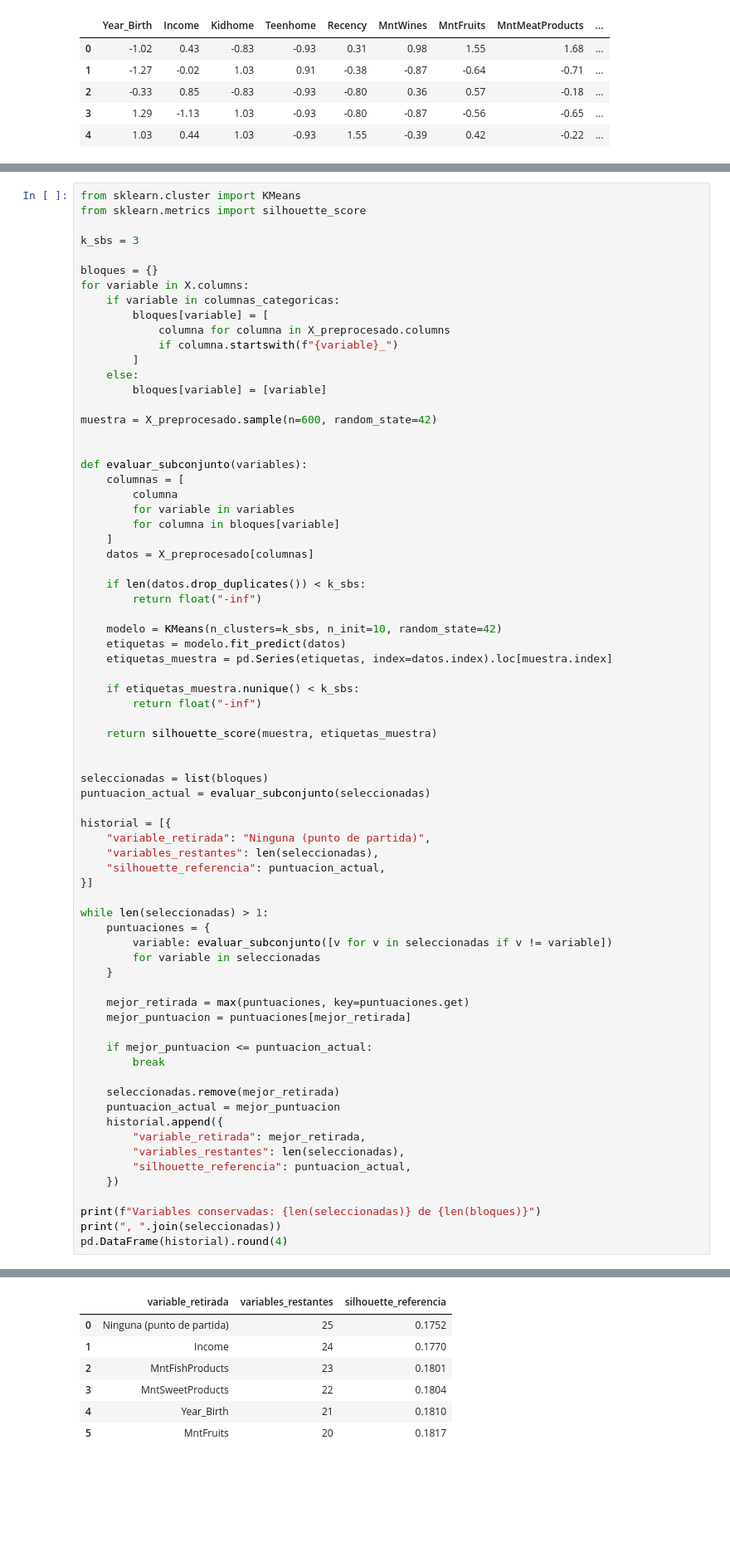
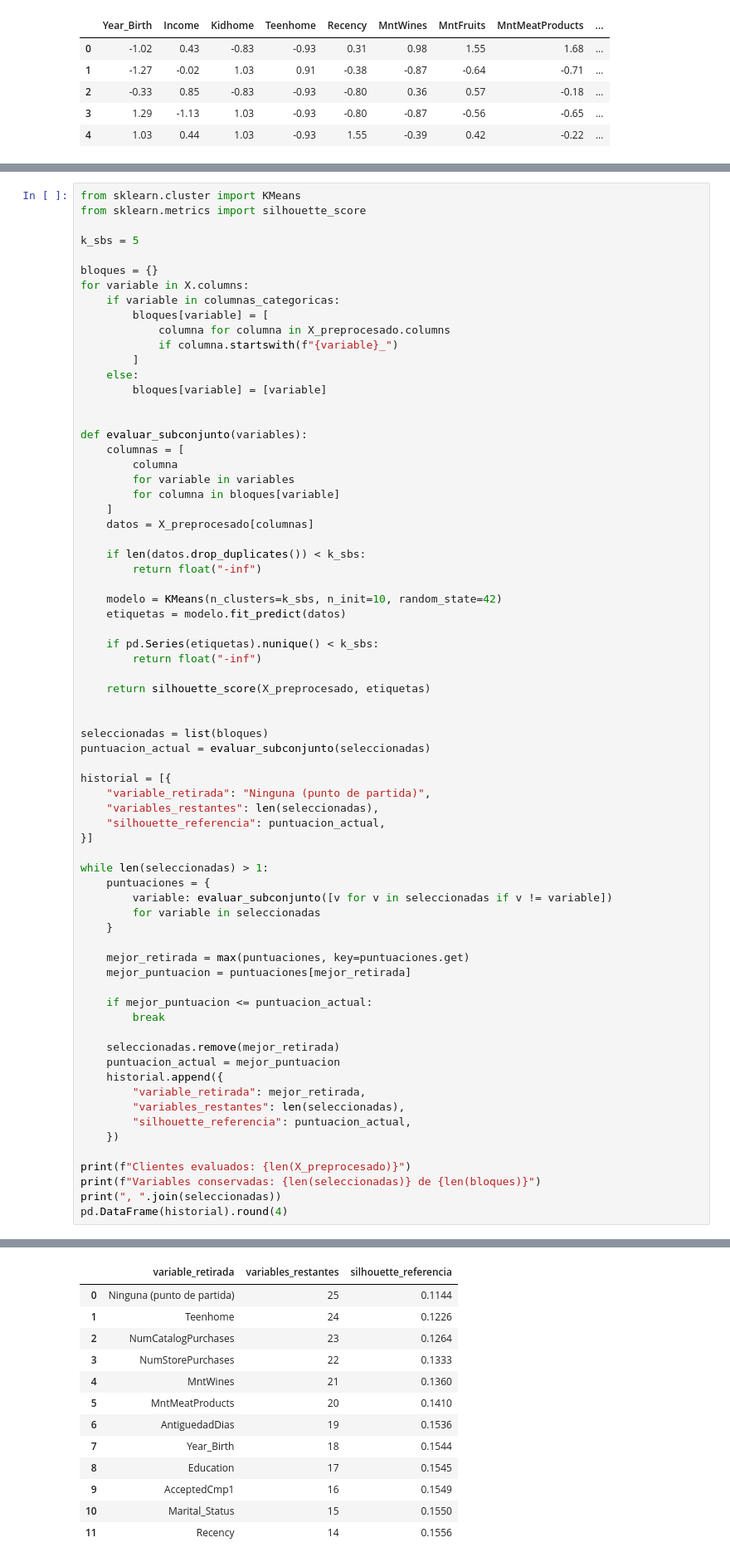
Before and after one commit to anton-p0g/proyecto-clustering, a Jupyter notebook: practicaClustering.ipynb, the cells around one changed output, grey strips where cells are left out. Shown at 83% size. Cells and saved outputs as stored; diff of their text form; blank space fills up the shorter version.

```diff
--- a/practicaClustering.ipynb
+++ b/practicaClustering.ipynb
@@ -318,7 +318,7 @@ Como hemos observado a lo largo de la práctica, hay una gran cantidad de variab
 from sklearn.cluster import KMeans
 from sklearn.metrics import silhouette_score
 
-k_sbs = 3
+k_sbs = 5
 
 bloques = {}
 for variable in X.columns:
@@ -329,8 +329,6 @@ for variable in X.columns:
         ]
     else:
         bloques[variable] = [variable]
-
-muestra = X_preprocesado.sample(n=600, random_state=42)
 
 
 def evaluar_subconjunto(variables):
@@ -346,12 +344,11 @@ def evaluar_subconjunto(variables):
 
     modelo = KMeans(n_clusters=k_sbs, n_init=10, random_state=42)
     etiquetas = modelo.fit_predict(datos)
-    etiquetas_muestra = pd.Series(etiquetas, index=datos.index).loc[muestra.index]
 
-    if etiquetas_muestra.nunique() < k_sbs:
+    if pd.Series(etiquetas).nunique() < k_sbs:
         return float("-inf")
 
-    return silhouette_score(muestra, etiquetas_muestra)
+    return silhouette_score(X_preprocesado, etiquetas)
 
 
 seleccionadas = list(bloques)
@@ -383,6 +380,7 @@ while len(seleccionadas) > 1:
         "silhouette_referencia": puntuacion_actual,
     })
 
+print(f"Clientes evaluados: {len(X_preprocesado)}")
 print(f"Variables conservadas: {len(seleccionadas)} de {len(bloques)}")
 print(", ".join(seleccionadas))
 pd.DataFrame(historial).round(4)
@@ -392,8 +391,14 @@ Education, Marital_Status, Kidhome, Teenhome, Recency, MntWines, MntMeatProducts
 |  | variable_retirada | variables_restantes | silhouette_referencia |
-| 0 | Ninguna (punto de partida) | 25 | 0.1752 |
-| 1 | Income | 24 | 0.1770 |
-| 2 | MntFishProducts | 23 | 0.1801 |
-| 3 | MntSweetProducts | 22 | 0.1804 |
-| 4 | Year_Birth | 21 | 0.1810 |
-| 5 | MntFruits | 20 | 0.1817 |
+| 0 | Ninguna (punto de partida) | 25 | 0.1144 |
+| 1 | Teenhome | 24 | 0.1226 |
+| 2 | NumCatalogPurchases | 23 | 0.1264 |
+| 3 | NumStorePurchases | 22 | 0.1333 |
+| 4 | MntWines | 21 | 0.1360 |
+| 5 | MntMeatProducts | 20 | 0.1410 |
+| 6 | AntiguedadDias | 19 | 0.1536 |
+| 7 | Year_Birth | 18 | 0.1544 |
+| 8 | Education | 17 | 0.1545 |
+| 9 | AcceptedCmp1 | 16 | 0.1549 |
+| 10 | Marital_Status | 15 | 0.1550 |
+| 11 | Recency | 14 | 0.1556 |
 # %% [markdown]
```
Also changed, not shown: parts of 37 cells of this notebook.
